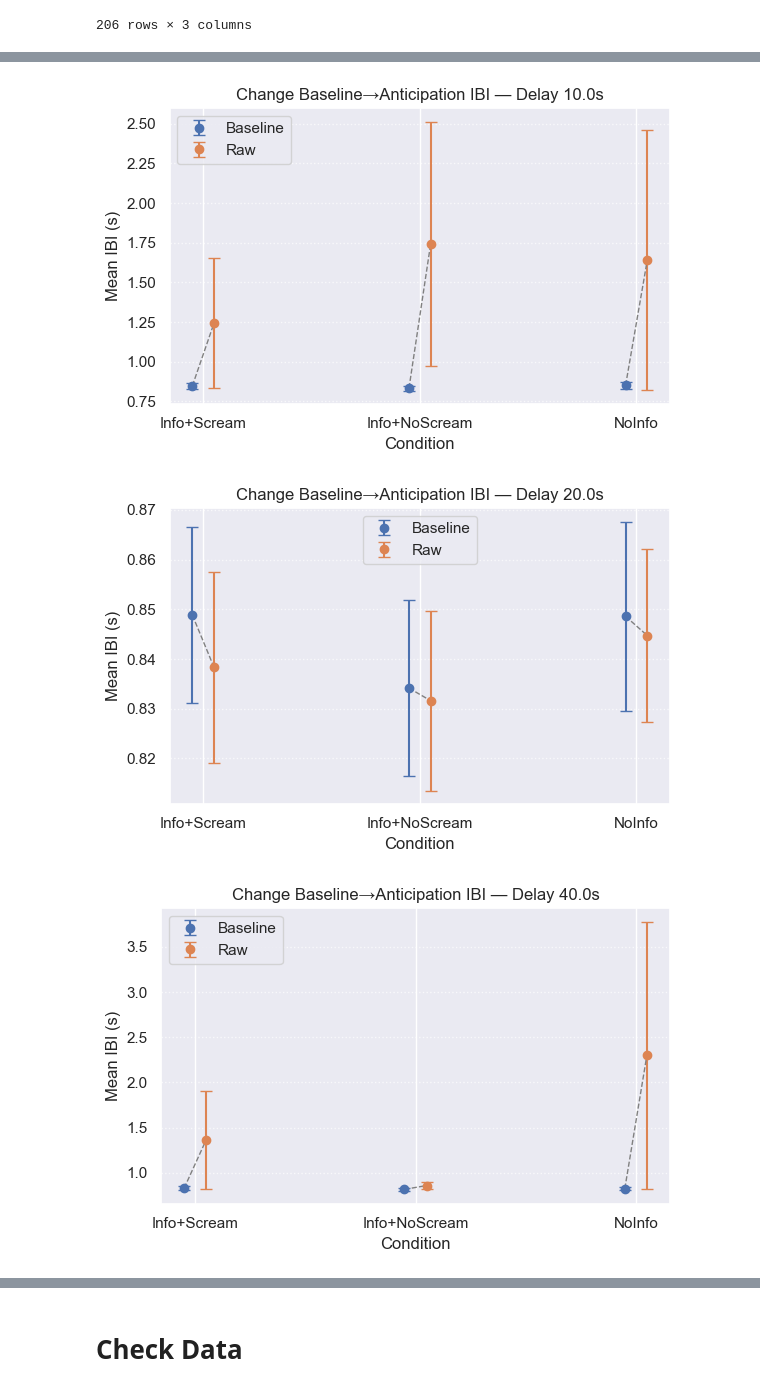
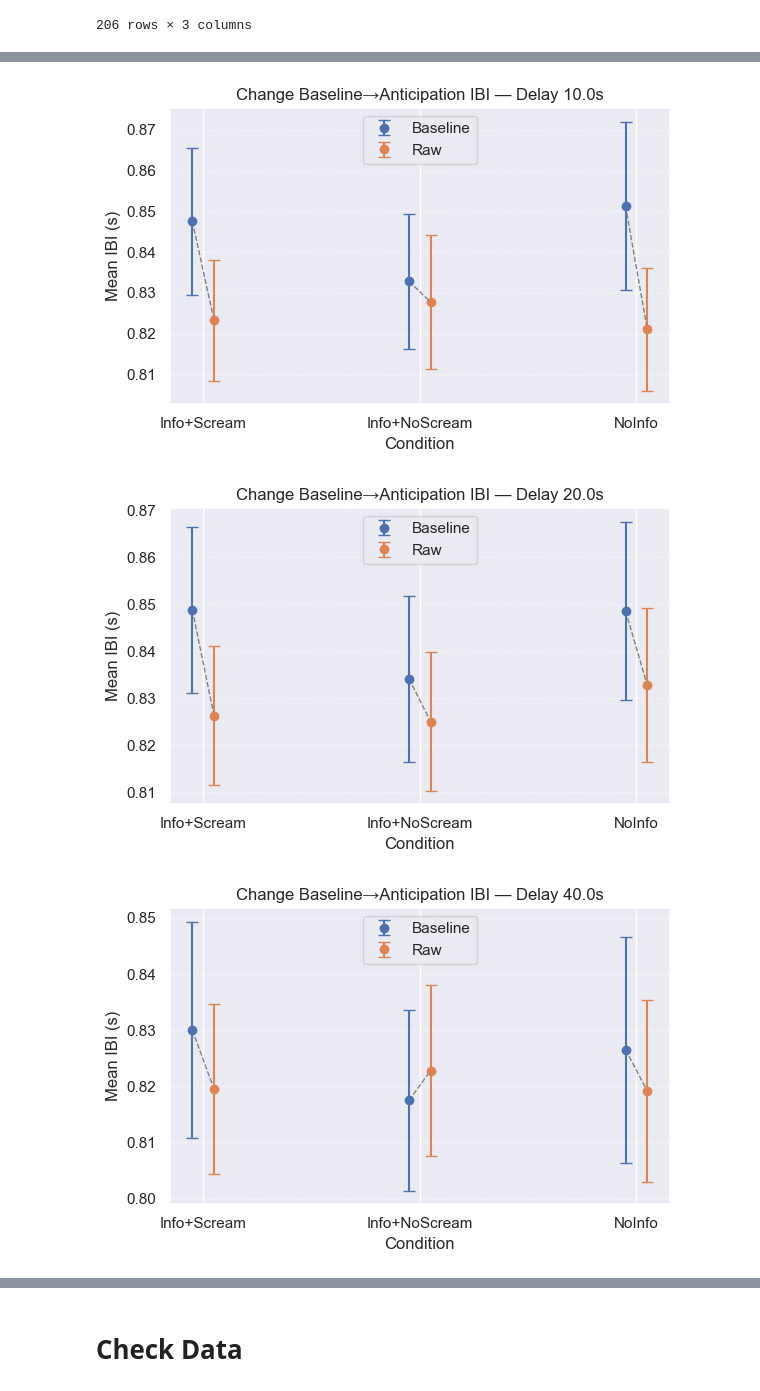
Before and after one commit to stelladongjz/Anticip_EKG_Analysis, a Jupyter notebook: Stella_AvAnt2025_AnalysisEKG_fromPreproc.ipynb, the cells around one changed output, grey strips where cells are left out. Saved outputs shown, nothing was run; the diff lists cells and outputs as text; code cells hidden in the pictures.

Commit message:
removed outlier ibis

```diff
--- a/Stella_AvAnt2025_AnalysisEKG_fromPreproc.ipynb
+++ b/Stella_AvAnt2025_AnalysisEKG_fromPreproc.ipynb
@@ -155,6 +155,7 @@ def compute_IBI (data,baseline_df):
       - IBIs: list of normalized IBIs (s)
       - time_norm: list of IBI timestamps relative to window start (s)
       - cue_norm, stim_norm: cue and stim onsets relative to window start (s)
+      *** remove outliers with IBI values > 2 (some trials have recording issues)
     """
     rows = []
 
@@ -196,6 +197,14 @@ def compute_IBI (data,baseline_df):
         ibis      = np.diff(in_window)
         ibi_times = (in_window[:-1] + in_window[1:]) / 2
 
+        # —— REMOVE OUTLIERS: drop any IBI > 2 seconds ——
+        mask = ibis < 2.0
+        ibis = ibis[mask]
+        ibi_times = ibi_times[mask]
+        if len(ibis) == 0:
+            # nothing left after filtering
+            continue
+
         # —— normalize time to window start ——
         t_norm     = (ibi_times - start).tolist()
         cue_norm   = cueTime   - start
@@ -297,6 +306,8 @@ def plot_change_dots_with_error(
     """
     Plot paired baseline vs. raw dots with error bars for each condition,
     one figure per delay.
+
+    baseline ibi value vs. average ibi value during the entire delay period
 
     Parameters
     ----------
@@ -372,3 +383,5 @@ def plot_change_dots_with_error(
         ax.grid(axis='y', linestyle=':', alpha=0.7)
         plt.tight_layout()
         plt.show()
+
+    return merged
@@ -529,5 +499,5 @@ avg_stimInfo_scream
 # %%
-plot_change_dots_with_error(
+summary_ibi= plot_change_dots_with_error(
     baseline_IBI_stimInfo_scream,
     baseine_IBI_stimInfo_noScream,
     baseine_IBI_stimNoInfo,
@@ -559,6 +529,6 @@ plot_change_dots_with_error(
-[figure, old version]
+[figure, new version]
-[figure, old version]
+[figure, new version]
-[figure, old version]
+[figure, new version]
 # %%
 def plot_change_dots_with_error(
     baseline1, baseline2, baseline3,
```
Also changed, not shown: parts of 14 cells of this notebook.
